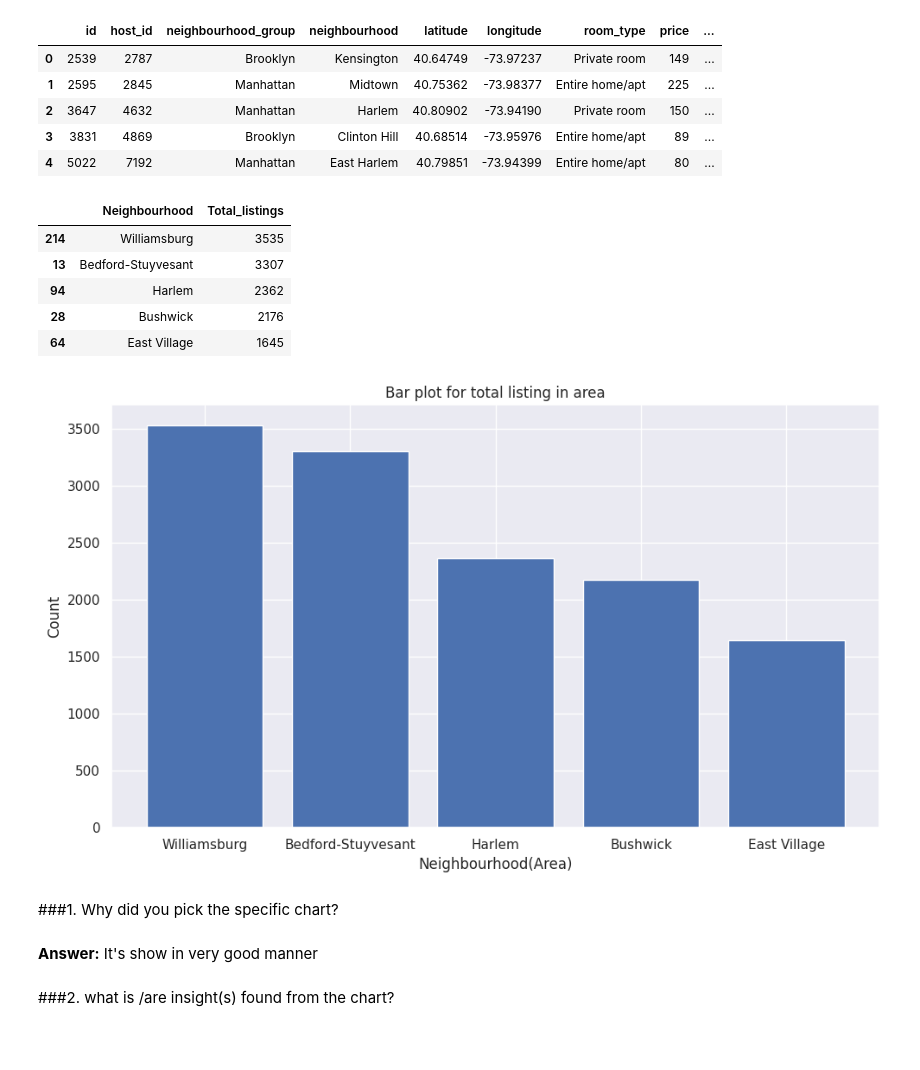
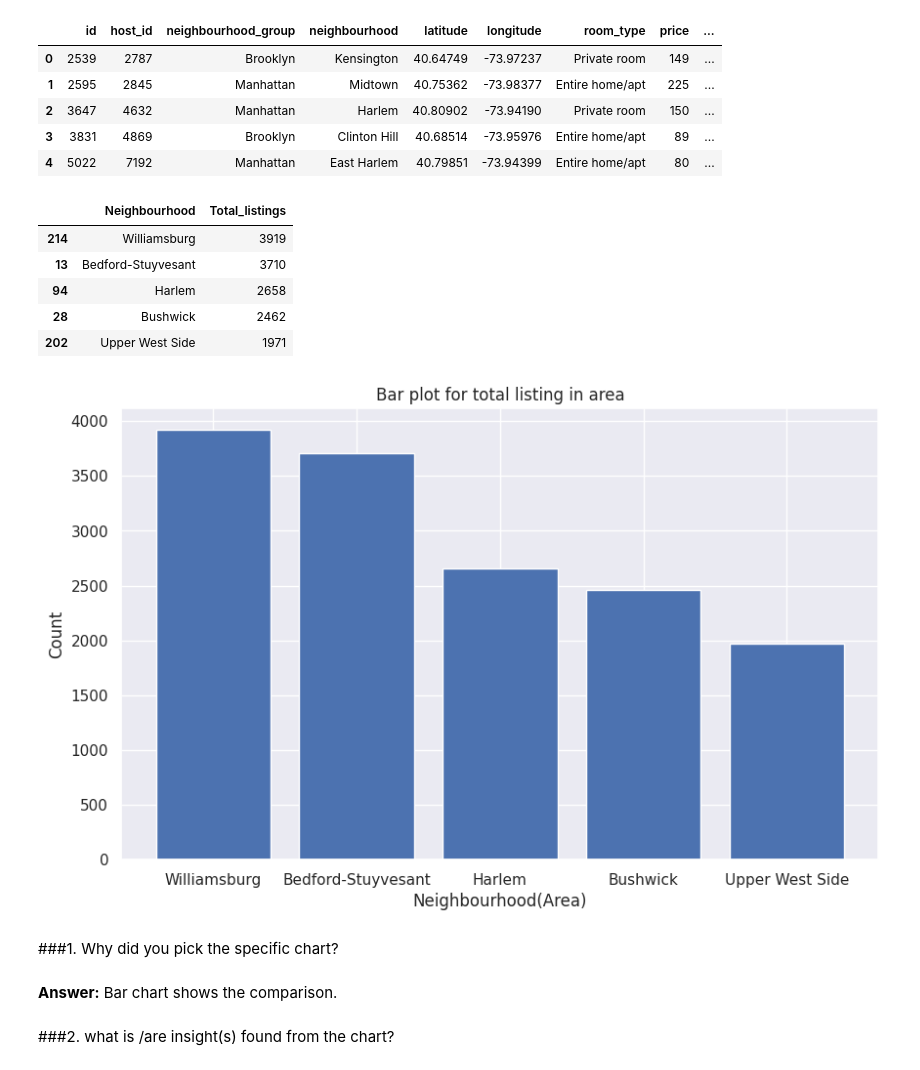
Before and after one commit to David-Kumawat/Capstone_Project-AirBnb_Bookings_Analysis, a Jupyter notebook: Capstone_EDA_Project_AirBnb_Bookings_Analysis.ipynb, the cells around one changed output. Saved outputs shown, nothing was run; the diff lists cells and outputs as text; code cells hidden in the pictures; blank space fills up the shorter version.

```diff
--- a/Capstone_EDA_Project_AirBnb_Bookings_Analysis.ipynb
+++ b/Capstone_EDA_Project_AirBnb_Bookings_Analysis.ipynb
@@ -340,6 +322,0 @@ def iqr_technique(column):
-# %%
-# Removing outliers from column minimum_night
-
-lower_bound,upper_bound = iqr_technique(df['minimum_nights'])
-
-new_df = new_df[(new_df.minimum_nights>lower_bound) & (new_df.minimum_nights<upper_bound)]
@@ -552,28 +543,28 @@ max_listing_area.rename(columns={'neighbourhood':'Neighbourhood','id':'Total_lis
 max_listing_area
 # %% [output]
 |  | Neighbourhood | Total_listings |
-| 214 | Williamsburg | 3535 |
-| 13 | Bedford-Stuyvesant | 3307 |
-| 94 | Harlem | 2362 |
-| 28 | Bushwick | 2176 |
-| 64 | East Village | 1645 |
+| 214 | Williamsburg | 3919 |
+| 13 | Bedford-Stuyvesant | 3710 |
+| 94 | Harlem | 2658 |
+| 28 | Bushwick | 2462 |
+| 202 | Upper West Side | 1971 |
 # %%
 # Creating a visualization for neighbourhood(area) with highest listing
 # Fixing the size
 plt.figure(figsize=(10,6))
 
 plt.bar(max_listing_area.Neighbourhood.values,max_listing_area.Total_listings.values,align='center')
 plt.title('Bar plot for total listing in area')
 plt.xlabel('Neighbourhood(Area)')
 plt.ylabel('Count')
-plt.tight_layout()
+# plt.tight_layout()
 plt.show()
 # %% [output]
-[figure, old version]
+[figure, new version]
 # %% [markdown]
 ###1. Why did you pick the specific chart?
-# %% [markdown]
-**Answer:** It's show in very good manner
+# %% [markdown]
+**Answer:** Bar chart shows the comparison.
 # %% [markdown]
 ###2. what is /are insight(s) found from the chart?
 # %% [markdown]
```
Also changed, not shown: parts of 47 cells of this notebook.
